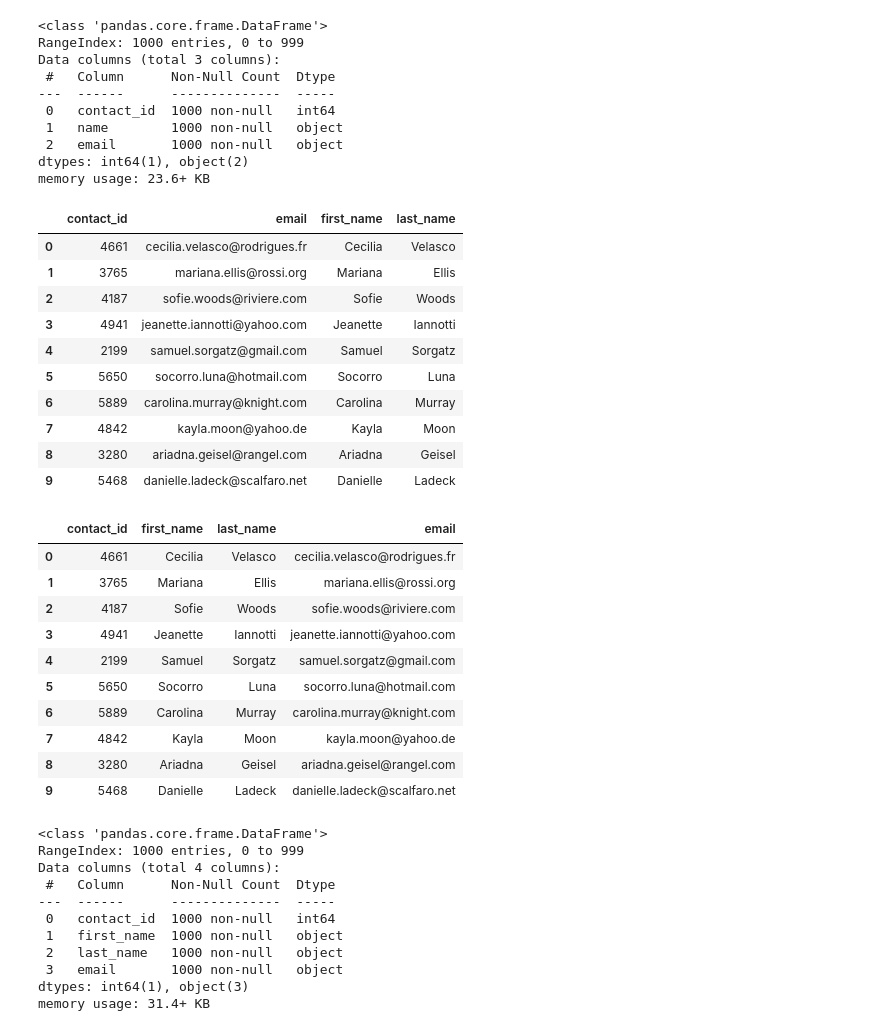
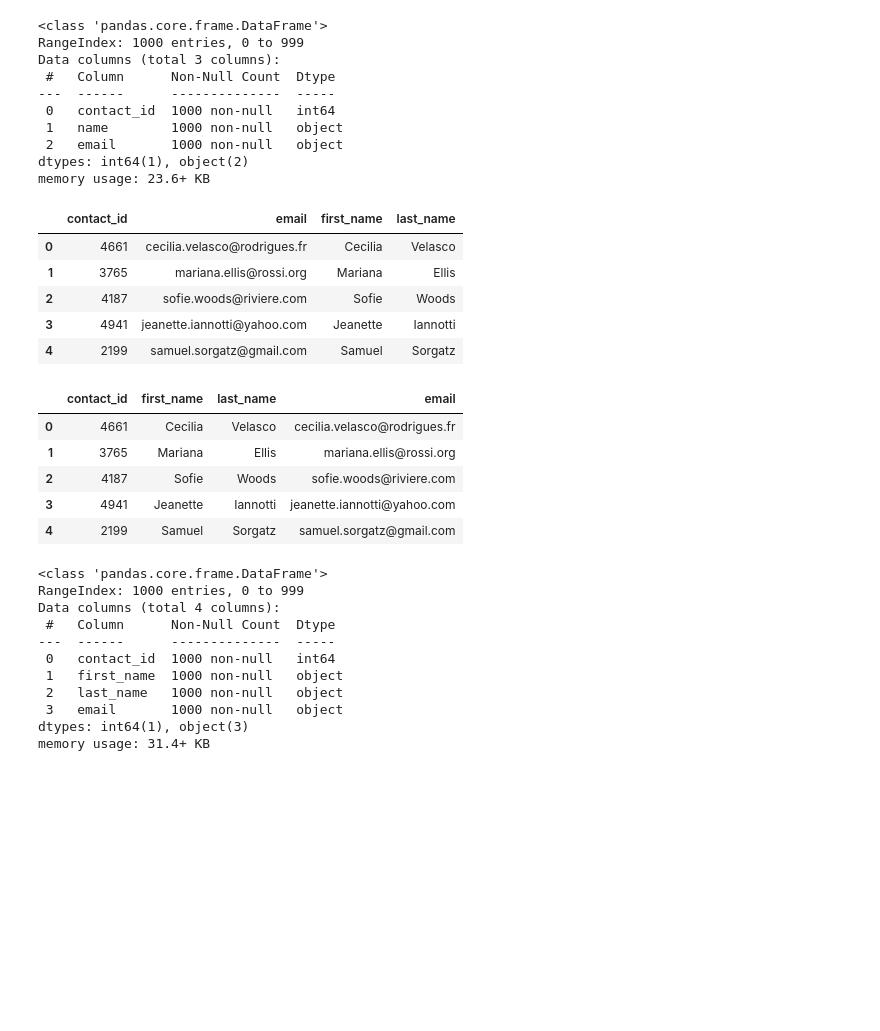
Before and after one commit to minalbm/Crowdfunding_ETL, a Jupyter notebook: ETL_Mini_Project_Code_M.B.ipynb, the cells around one changed output. Saved outputs shown, nothing was run; the diff lists cells and outputs as text; code cells hidden in the pictures; blank space fills up the shorter version.

```diff
--- a/ETL_Mini_Project_Code_M.B.ipynb
+++ b/ETL_Mini_Project_Code_M.B.ipynb
@@ -290,7 +290,10 @@ campaign_cleaned.to_csv("Outputs/campaign.csv", index=False)
 ### Extract the contacts.xlsx Data.
 # %%
 # Read the data into a Pandas DataFrame. Use the `header=2` parameter when reading in the data.
-contact_info_df = pd.read_excel('Resources/contacts.xlsx', header=2)
+
+#Please note that by using header=2 as per instructions, we would get an error later on and it changes index 0 to be the contact_info.
+#Therefore, the header has been changed to 3 for the code to works fine.
+contact_info_df = pd.read_excel('Resources/contacts.xlsx', header=3)
 contact_info_df.head()
 # %% [output]
 |  | contact_info |
@@ -314,8 +317,13 @@ Then export the DataFrame as a `contacts.csv` CSV file.
 # %%
 # Iterate through the contact_info_df and convert each row to a dictionary.
 import json
+
 dict_values = []
-
+for i, row in contact_info_df.iterrows():
+    data = row[0]
+    converted = json.loads(data)
+    rowvalues = [v for k, v in converted.items()]
+    dict_values.append(rowvalues)
 
 # Print out the list of values for each row.
 print(dict_values)
@@ -324,6 +332,9 @@ print(dict_values)
 # %%
 # Create a contact_info DataFrame and add each list of values, i.e., each row
 # to the 'contact_id', 'name', 'email' columns.
+columns = ['contact_id', 'name', 'email']
+contact_info_df = pd.DataFrame(dict_values, columns = columns)
+contact_info_df.head()
 # %% [output]
 |  | contact_id | name | email |
 | 0 | 4661 | Cecilia Velasco | cecilia.velasco@rodrigues.fr |
@@ -346,23 +358,22 @@ dtypes: int64(1), object(2)
 memory usage: 23.6+ KB
 # %%
 # Create a "first"name" and "last_name" column with the first and last names from the "name" column.
-
+contact_info_df[['first_name', 'last_name']]=contact_info_df['name'].str.split(' ', expand=True)
 
 # Drop the contact_name column
+contact_info_df.drop(columns=['name'], inplace=True)
+contact_info_df.head()
 # %% [output]
 |  | contact_id | email | first_name | last_name |
 | 0 | 4661 | cecilia.velasco@rodrigues.fr | Cecilia | Velasco |
 | 1 | 3765 | mariana.ellis@rossi.org | Mariana | Ellis |
 | 2 | 4187 | sofie.woods@riviere.com | Sofie | Woods |
 | 3 | 4941 | jeanette.iannotti@yahoo.com | Jeanette | Iannotti |
 | 4 | 2199 | samuel.sorgatz@gmail.com | Samuel | Sorgatz |
-| 5 | 5650 | socorro.luna@hotmail.com | Socorro | Luna |
-| 6 | 5889 | carolina.murray@knight.com | Carolina | Murray |
-| 7 | 4842 | kayla.moon@yahoo.de | Kayla | Moon |
-| 8 | 3280 | ariadna.geisel@rangel.com | Ariadna | Geisel |
-| 9 | 5468 | danielle.ladeck@scalfaro.net | Danielle | Ladeck |
 # %%
 # Reorder the columns
+reordered_contacts = contact_info_df[['contact_id', 'first_name', 'last_name', 'email']]
+reordered_contacts.head()
 # %% [output]
 |  | contact_id | first_name | last_name | email |
 | 0 | 4661 | Cecilia | Velasco | cecilia.velasco@rodrigues.fr |
@@ -370,10 +381,5 @@ memory usage: 23.6+ KB
 | 2 | 4187 | Sofie | Woods | sofie.woods@riviere.com |
 | 3 | 4941 | Jeanette | Iannotti | jeanette.iannotti@yahoo.com |
 | 4 | 2199 | Samuel | Sorgatz | samuel.sorgatz@gmail.com |
-| 5 | 5650 | Socorro | Luna | socorro.luna@hotmail.com |
-| 6 | 5889 | Carolina | Murray | carolina.murray@knight.com |
-| 7 | 4842 | Kayla | Moon | kayla.moon@yahoo.de |
-| 8 | 3280 | Ariadna | Geisel | ariadna.geisel@rangel.com |
-| 9 | 5468 | Danielle | Ladeck | danielle.ladeck@scalfaro.net |
 # %%
 # Check the datatypes one more time before exporting as CSV file.
```
Also changed, not shown: parts of 3 cells of this notebook, 1 other file.
